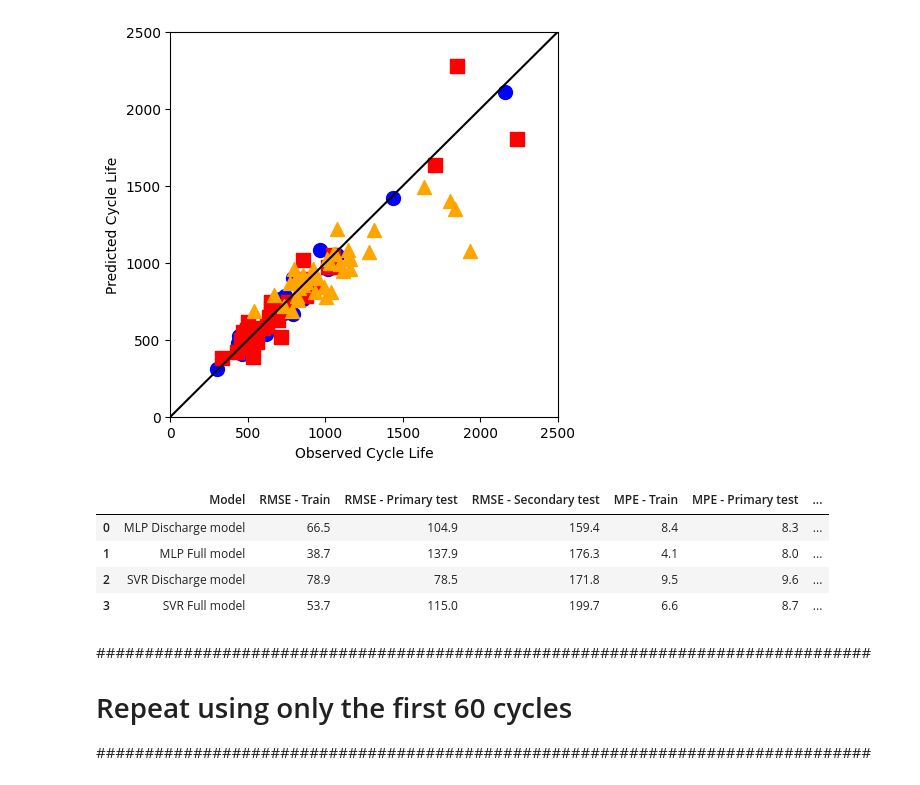
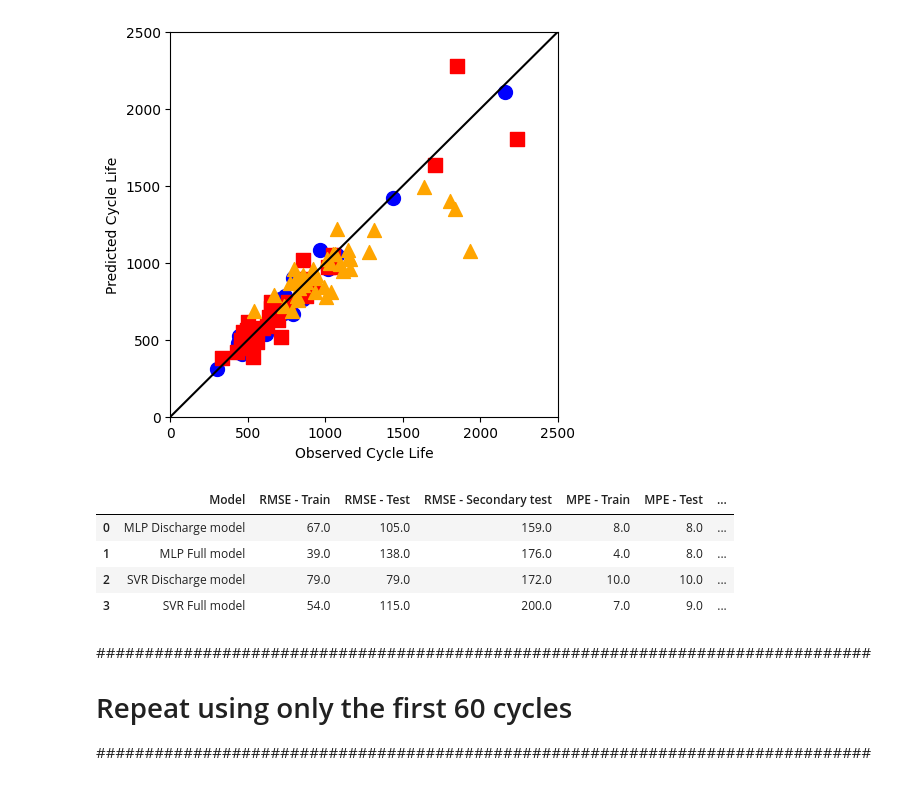
Before and after one commit to JamesChapmanNV/Machine_Learning_Lithium_Ion_Batteries, a Jupyter notebook: SVR-MLP.ipynb, the cells around one changed output. Saved outputs shown, nothing was run; the diff lists cells and outputs as text; code cells hidden in the pictures.

```diff
--- a/SVR-MLP.ipynb
+++ b/SVR-MLP.ipynb
@@ -110,7 +110,7 @@ def SVRmodel(features,target,params):
     plt.ylim(0,2500)
     plt.plot(range(2500),c='black')
     plt.show()
-    return np.round(RMSE,decimals=1),np.round(MPE,decimals=1)
+    return np.round(RMSE,decimals=0),np.round(MPE,decimals=0)
 # %% [markdown]
 
 # SVR Hyperparameters
@@ -182,7 +182,7 @@ def MLPmodel(features,target,params):
     plt.ylim(0,2500)
     plt.plot(range(2500),c='black')
     plt.show()
-    return np.round(RMSE,decimals=1),np.round(MPE,decimals=1)
+    return np.round(RMSE,decimals=0),np.round(MPE,decimals=0)
 # %% [markdown]
 # MLP Hyperparameters
 
@@ -222,17 +222,17 @@ SVRfull_rmse,SVRfull_mpe = SVRmodel(full_features,target_features,SVR_full_hpara
 # %%
 pd.DataFrame({"Model":[ "MLP Discharge model", "MLP Full model","SVR Discharge model", "SVR Full model"],
       "RMSE - Train": [dis_rmse[0],full_rmse[0],SVRdis_rmse[0],SVRfull_rmse[0]],
-      "RMSE - Primary test": [dis_rmse[1],full_rmse[1],SVRdis_rmse[1],SVRfull_rmse[1]],
+      "RMSE - Test": [dis_rmse[1],full_rmse[1],SVRdis_rmse[1],SVRfull_rmse[1]],
       "RMSE - Secondary test": [dis_rmse[2],full_rmse[2],SVRdis_rmse[2],SVRfull_rmse[2]],
       "MPE - Train": [dis_mpe[0],full_mpe[0],SVRdis_mpe[0],SVRfull_mpe[0]],
-      "MPE - Primary test": [dis_mpe[1],full_mpe[1],SVRdis_mpe[1],SVRfull_mpe[1]],
+      "MPE - Test": [dis_mpe[1],full_mpe[1],SVRdis_mpe[1],SVRfull_mpe[1]],
       "MPE - Secondary test": [dis_mpe[2],full_mpe[2],SVRdis_mpe[2],SVRfull_mpe[2]]})
 # %% [output]
-|  | Model | RMSE - Train | RMSE - Primary test | RMSE - Secondary test | MPE - Train | MPE - Primary test | ... |
-| 0 | MLP Discharge model | 66.5 | 104.9 | 159.4 | 8.4 | 8.3 | ... |
-| 1 | MLP Full model | 38.7 | 137.9 | 176.3 | 4.1 | 8.0 | ... |
-| 2 | SVR Discharge model | 78.9 | 78.5 | 171.8 | 9.5 | 9.6 | ... |
-| 3 | SVR Full model | 53.7 | 115.0 | 199.7 | 6.6 | 8.7 | ... |
+|  | Model | RMSE - Train | RMSE - Test | RMSE - Secondary test | MPE - Train | MPE - Test | ... |
+| 0 | MLP Discharge model | 67.0 | 105.0 | 159.0 | 8.0 | 8.0 | ... |
+| 1 | MLP Full model | 39.0 | 138.0 | 176.0 | 4.0 | 8.0 | ... |
+| 2 | SVR Discharge model | 79.0 | 79.0 | 172.0 | 10.0 | 10.0 | ... |
+| 3 | SVR Full model | 54.0 | 115.0 | 200.0 | 7.0 | 9.0 | ... |
 # %% [markdown]
 ################################################################################
 
```
Also changed, not shown: parts of 3 cells of this notebook, 3 other files.
